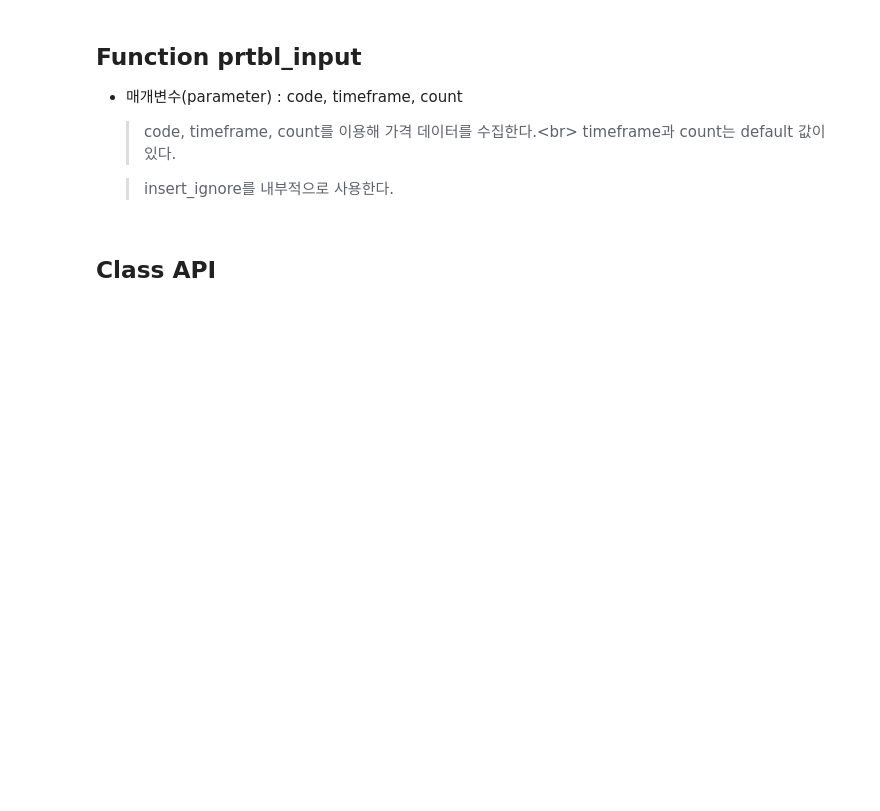
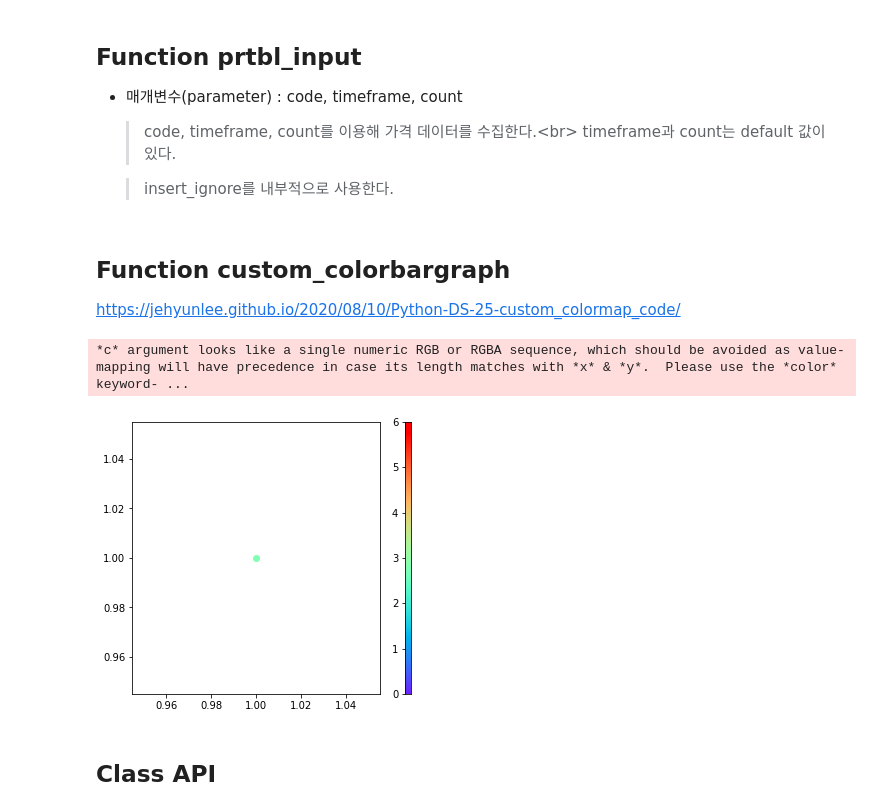
Before and after one commit to GNuSeekK/Quant, a Jupyter notebook: 퀀트기반_추천주_프로그램.ipynb, the cells around one changed output. Drawn from its saved outputs; the diff is of its cells as text; code cells hidden in the pictures; blank space fills up the shorter version.

```diff
--- a/퀀트기반_추천주_프로그램.ipynb
+++ b/퀀트기반_추천주_프로그램.ipynb
@@ -374,6 +377,44 @@ def prtbl_input(code, timeframe = 'day', count = '1000'):
         db_index.append(tmp_index)
         my_pbar(sum(progress),len_code.value)
         pass
+# %% [markdown]
+## Function custom_colorbargraph
+
+https://jehyunlee.github.io/2020/08/10/Python-DS-25-custom_colormap_code/
+# %%
+def custom_colorbargraph(min_color, max_color):
+    fig = plt.figure(figsize=(5, 5))
+    gs = gridspec.GridSpec(nrows=1, # row 몇 개
+                        ncols=2, # col 몇 개
+                        height_ratios=[20],
+                        width_ratios=[20, 0.5]
+                        )
+
+
+    color_x = [0] * 256
+    color_y = np.linspace(min_color, max_color, 256)
+
+    cmap = 'rainbow'  # 표현할 컬러맵
+
+    ax1 = plt.subplot(gs[1])
+    ax1.scatter(color_x, color_y, c=color_y, cmap=cmap, s=520)
+    plt.ylim(min_color,max_color)
+    plt.xticks([])
+
+    ax0 = plt.subplot(gs[0])
+
+    return ax0
+
+def color_find(min_color, max_color, x):
+
+    x = int(((x - min_color) / (max_color - min_color)) * 256)
+    cmap = 'rainbow'
+    rgb = cm.get_cmap(cmap)(x)
+
+    return rgb
+# %% [output]
+*c* argument looks like a single numeric RGB or RGBA sequence, which should be avoided as value-mapping will have precedence in case its length matches with *x* & *y*.  Please use the *color* keyword- ...
+[figure, added]
 # %% [markdown]
 ## Class API
 # %%
```
Also changed, not shown: parts of 20 cells of this notebook.
